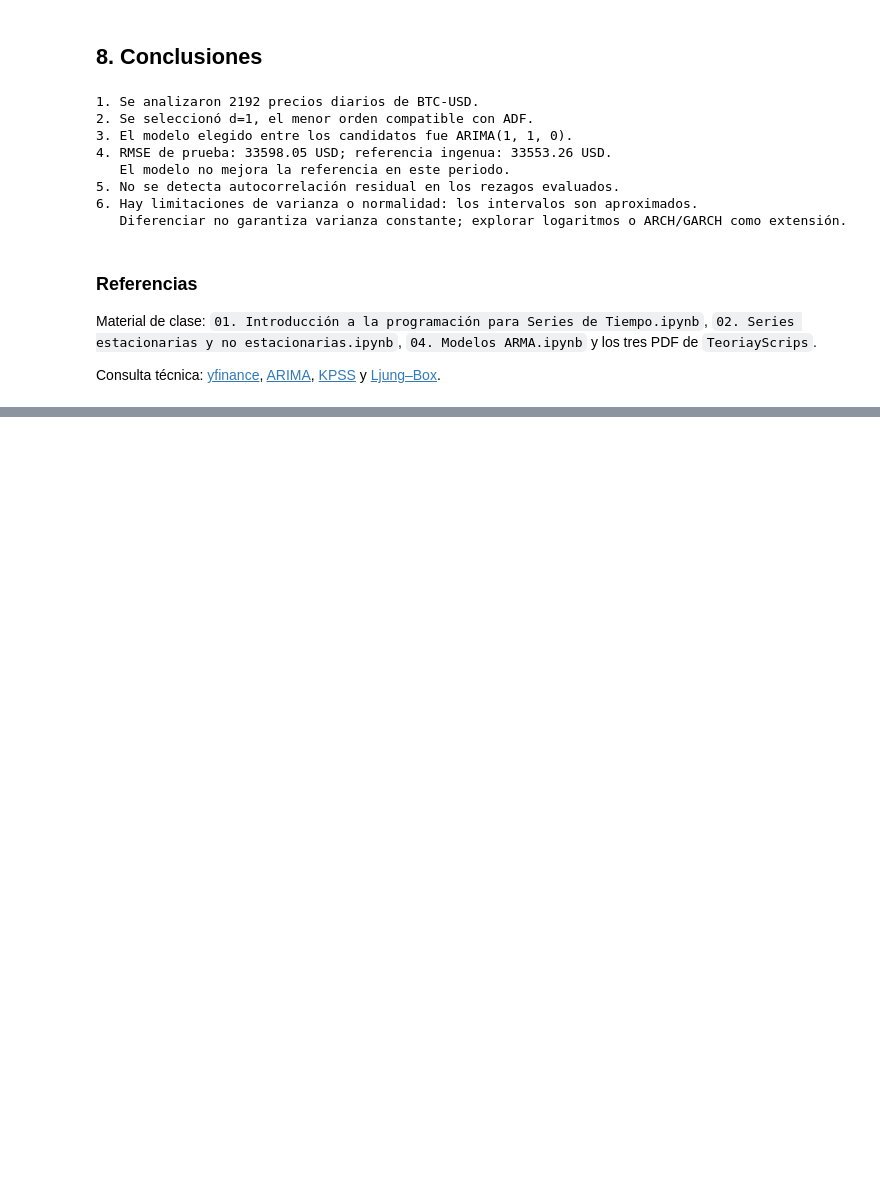
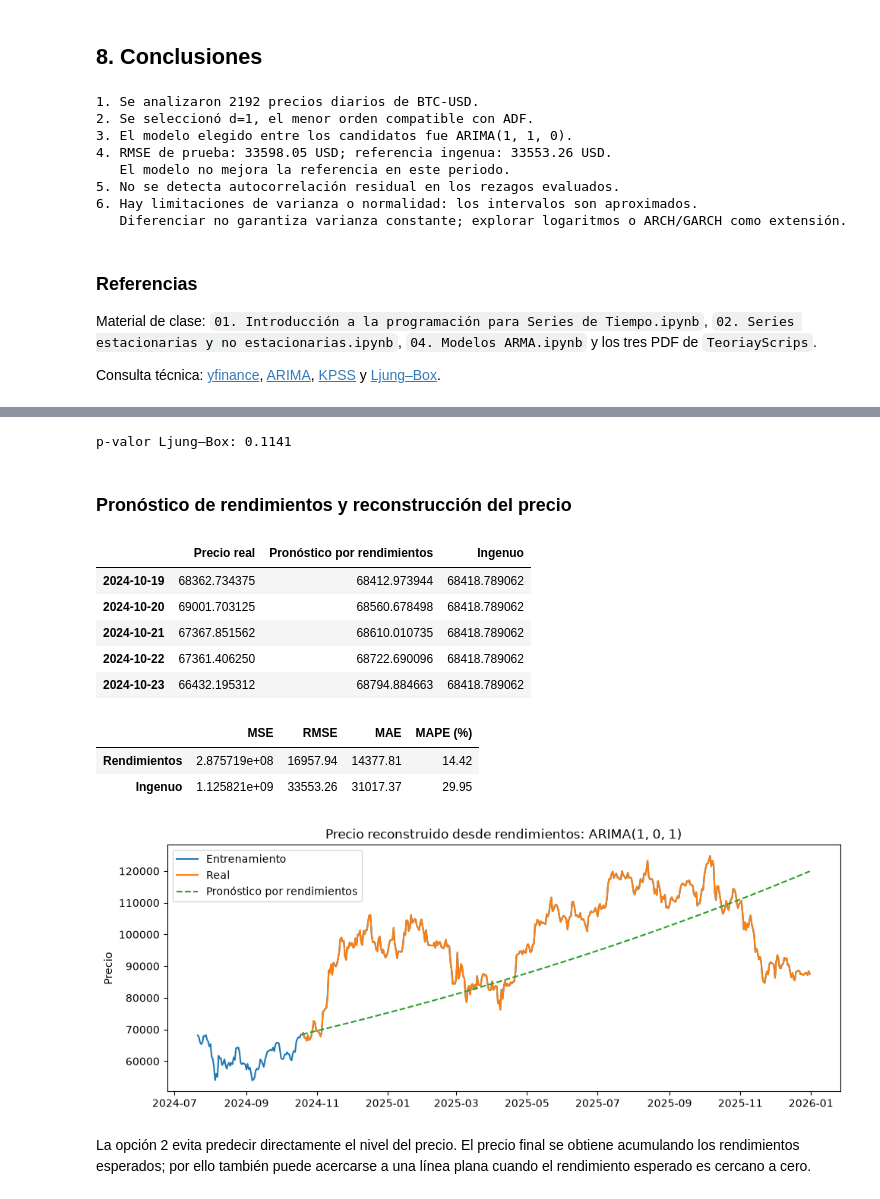
Before and after one commit to 23-Andres-QC/MineriaAvanzada, a Jupyter notebook: practica01.ipynb, the cells around one changed output, grey strips where cells are left out. Drawn from its saved outputs; the diff is of its cells as text; code cells hidden in the pictures; blank space fills up the shorter version.

```diff
--- a/practica01.ipynb
+++ b/practica01.ipynb
@@ -445,0 +478,17 @@ Consulta técnica: [yfinance](https://ranaroussi.github.io/yfinance/reference/yf
+# %%
+modelos_r, resultados_r = {}, []
+for p in range(3):
+    for q in range(3):
+        orden_r = (p, 0, q)
+        try:
+            ajuste_r = ARIMA(train_r, order=orden_r, trend='c').fit()
+            if np.isfinite(ajuste_r.aic):
+                modelos_r[orden_r] = ajuste_r
+                resultados_r.append({'Orden': orden_r, 'AIC': ajuste_r.aic, 'BIC': ajuste_r.bic})
+        except (ValueError, np.linalg.LinAlgError):
+            pass
+comparacion_r = pd.DataFrame(resultados_r).sort_values('AIC').reset_index(drop=True)
+display(comparacion_r)
+orden_r = tuple(comparacion_r.loc[0, 'Orden'])
+modelo_r = modelos_r[orden_r]
+print('Modelo de rendimientos elegido: ARIMA', orden_r)
@@ -445,0 +507,41 @@ Consulta técnica: [yfinance](https://ranaroussi.github.io/yfinance/reference/yf
+# %%
+# Diagnóstico sencillo de los residuos del modelo de rendimientos
+resid_r = modelo_r.resid.dropna()
+lb_r = acorr_ljungbox(resid_r, lags=[10], return_df=True)
+print('p-valor Ljung–Box:', round(lb_r['lb_pvalue'].iloc[0], 4))
+# %% [output]
+p-valor Ljung–Box: 0.1141
+# %% [markdown]
+### Pronóstico de rendimientos y reconstrucción del precio
+# %%
+pron_r = modelo_r.get_forecast(steps=len(test_r)).predicted_mean
+precio_pron_r = precio_inicial * np.exp(pron_r.cumsum())
+
+# Referencia ingenua: repetir el último precio de entrenamiento
+ingenuo_r = pd.Series(precio_inicial, index=precio_test.index)
+
+tabla_r = pd.DataFrame({'Precio real': precio_test, 'Pronóstico por rendimientos': precio_pron_r,
+                        'Ingenuo': ingenuo_r})
+display(tabla_r.head())
+display(pd.DataFrame({'Rendimientos': metricas(precio_test, precio_pron_r),
+                     'Ingenuo': metricas(precio_test, ingenuo_r)}).T.round(2))
+
+plt.plot(precio.loc[train_r.index[-90]:], label='Entrenamiento')
+plt.plot(precio_test, label='Real')
+plt.plot(precio_pron_r, '--', label='Pronóstico por rendimientos')
+plt.title(f'Precio reconstruido desde rendimientos: ARIMA{orden_r}')
+plt.ylabel('Precio')
+plt.legend(); plt.tight_layout(); plt.show()
+# %% [output]
+|  | Precio real | Pronóstico por rendimientos | Ingenuo |
+| 2024-10-19 | 68362.734375 | 68412.973944 | 68418.789062 |
+| 2024-10-20 | 69001.703125 | 68560.678498 | 68418.789062 |
+| 2024-10-21 | 67367.851562 | 68610.010735 | 68418.789062 |
+| 2024-10-22 | 67361.406250 | 68722.690096 | 68418.789062 |
+| 2024-10-23 | 66432.195312 | 68794.884663 | 68418.789062 |
+|  | MSE | RMSE | MAE | MAPE (%) |
+| Rendimientos | 2.875719e+08 | 16957.94 | 14377.81 | 14.42 |
+| Ingenuo | 1.125821e+09 | 33553.26 | 31017.37 | 29.95 |
+[figure, added]
+# %% [markdown]
+La opción 2 evita predecir directamente el nivel del precio. El precio final se obtiene acumulando los rendimientos esperados; por ello también puede acercarse a una línea plana cuando el rendimiento esperado es cercano a cero.
```
Also changed, not shown: parts of 6 cells of this notebook.
